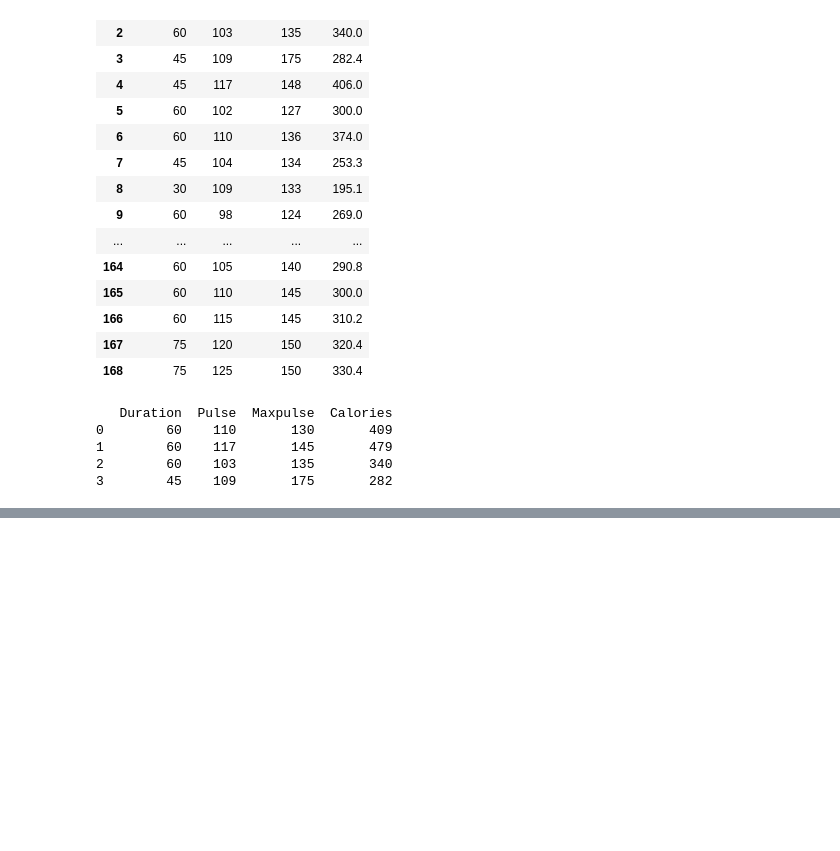
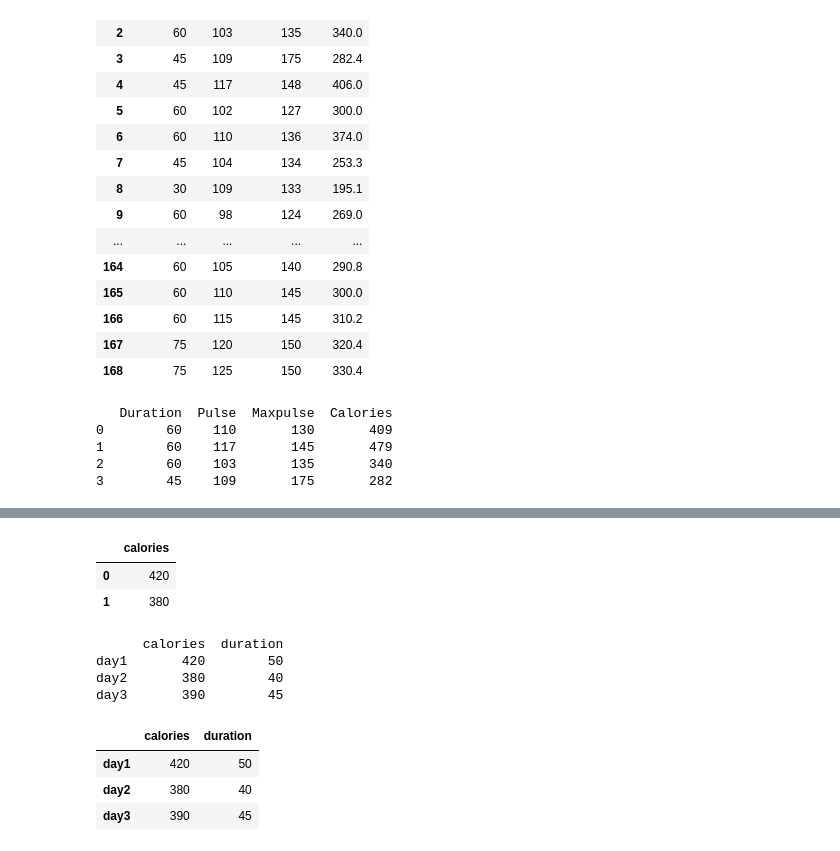
Before and after one commit to va11h411a/Jobsheet-AI-course, a Jupyter notebook: Jobsheet 4 Pandas librarry.ipynb, the cells around one changed output, grey strips where cells are left out. Saved outputs shown, nothing was run; the diff lists cells and outputs as text; code cells hidden in the pictures; blank space fills up the shorter version.

```diff
--- a/Jobsheet 4 Pandas librarry.ipynb
+++ b/Jobsheet 4 Pandas librarry.ipynb
@@ -136,0 +207,36 @@ print(df)
+# %%
+#Mengakses elemen pada dataframe
+
+
+df.iloc[0:2, [0,1]]
+df.iloc[0:2, 0:2]
+df.iloc[:, 0:2]
+df.loc[0:2, :'calories']
+df.loc[0:2, ['calories', 'duration']]
+df['calories']
+df['calories'][0]
+df[['calories']]
+df[['calories']].loc[[0, 1]]
+# %% [output]
+|  | calories |
+| 0 | 420 |
+| 1 | 380 |
+# %%
+#Memberi nama pada index
+data = {
+    "calories": [420, 380, 390],
+    "duration": [50, 40, 45]
+}
+
+df = pd.DataFrame(data, index = ["day1", "day2", "day3"])
+print(df)
+df
+# %% [output]
+      calories  duration
+day1       420        50
+day2       380        40
+day3       390        45
+|  | calories | duration |
+| day1 | 420 | 50 |
+| day2 | 380 | 40 |
+| day3 | 390 | 45 |
```
Also changed, not shown: parts of 8 cells of this notebook.
